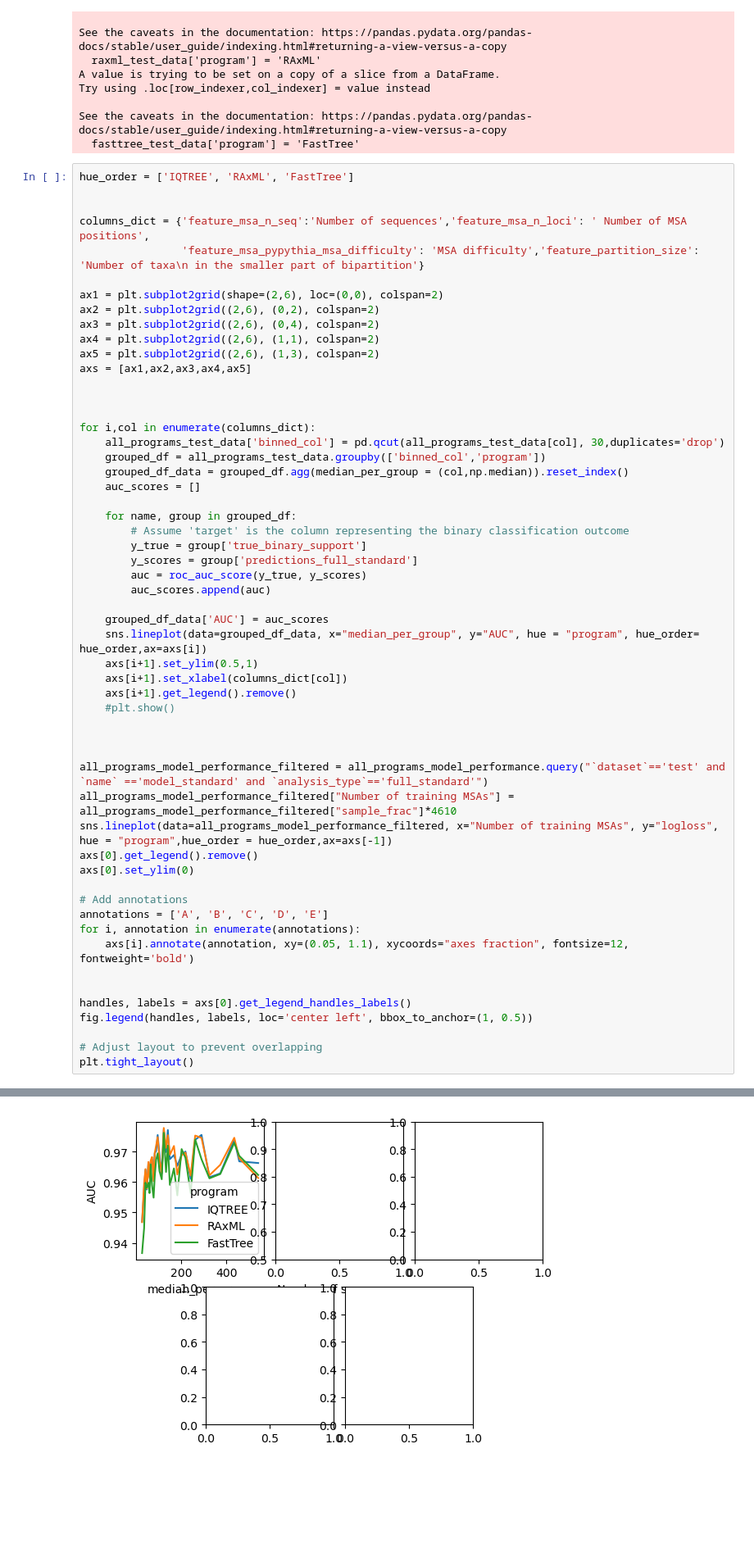
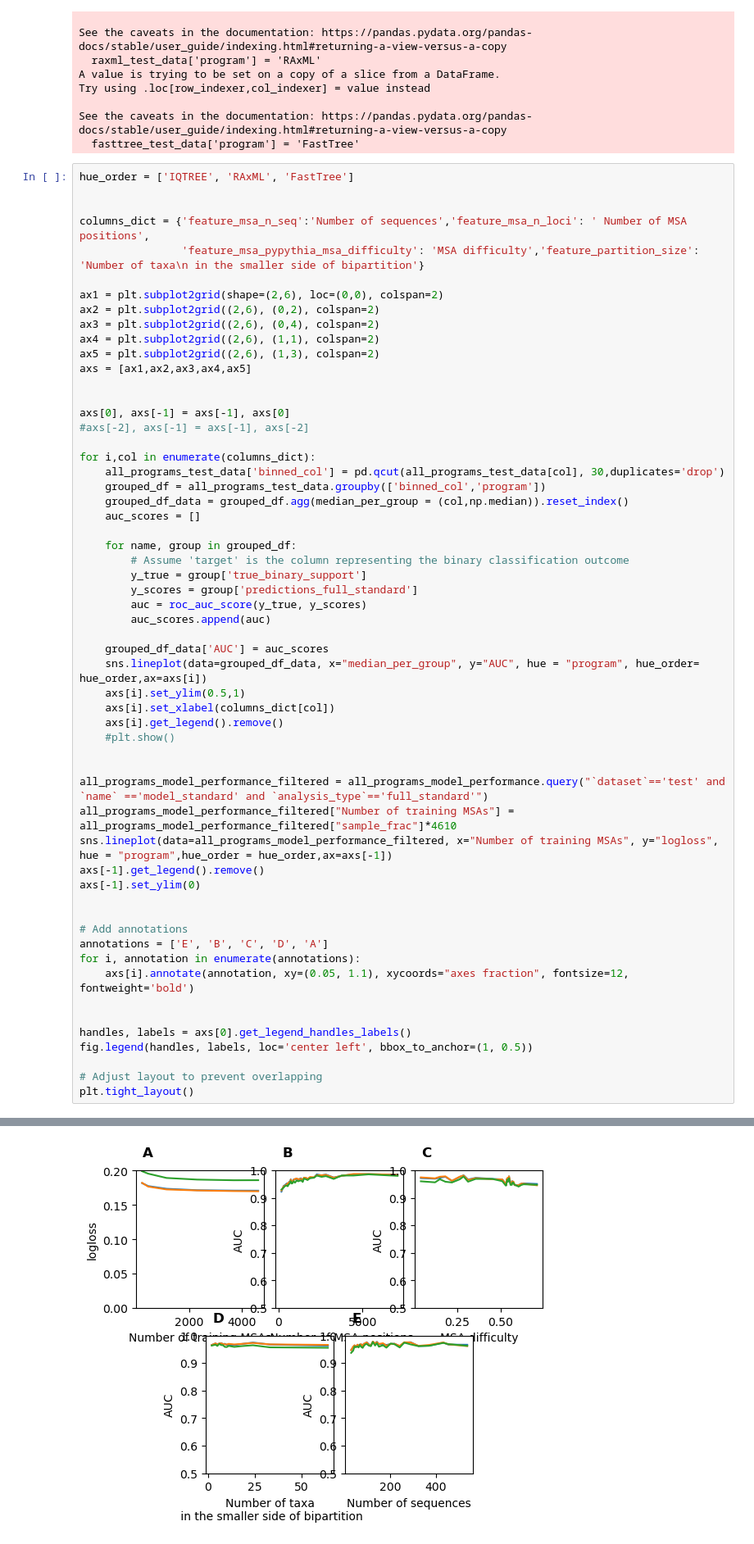
Before and after one commit to noaeker/bootstrap_repo, a Jupyter notebook: python notebooks/main paper analysis.ipynb, the cells around one changed output, grey strips where cells are left out. Shown at 82% size. Drawn from its saved outputs; the diff is of its cells as text; blank space fills up the shorter version.

```diff
--- a/python notebooks/main paper analysis.ipynb
+++ b/python notebooks/main paper analysis.ipynb
@@ -305,7 +305,7 @@ hue_order = ['IQTREE', 'RAxML', 'FastTree']
 
 
 columns_dict = {'feature_msa_n_seq':'Number of sequences','feature_msa_n_loci': ' Number of MSA positions',
-                'feature_msa_pypythia_msa_difficulty': 'MSA difficulty','feature_partition_size': 'Number of taxa\n in the smaller part of bipartition'}
+                'feature_msa_pypythia_msa_difficulty': 'MSA difficulty','feature_partition_size': 'Number of taxa\n in the smaller side of bipartition'}
 
 ax1 = plt.subplot2grid(shape=(2,6), loc=(0,0), colspan=2)
 ax2 = plt.subplot2grid((2,6), (0,2), colspan=2)
@@ -315,6 +315,8 @@ ax5 = plt.subplot2grid((2,6), (1,3), colspan=2)
 axs = [ax1,ax2,ax3,ax4,ax5]
 
 
+axs[0], axs[-1] = axs[-1], axs[0]
+#axs[-2], axs[-1] = axs[-1], axs[-2]
 
 for i,col in enumerate(columns_dict):
     all_programs_test_data['binned_col'] = pd.qcut(all_programs_test_data[col], 30,duplicates='drop')
@@ -331,21 +333,21 @@ for i,col in enumerate(columns_dict):
 
     grouped_df_data['AUC'] = auc_scores
     sns.lineplot(data=grouped_df_data, x="median_per_group", y="AUC", hue = "program", hue_order= hue_order,ax=axs[i])
-    axs[i+1].set_ylim(0.5,1)
-    axs[i+1].set_xlabel(columns_dict[col])
-    axs[i+1].get_legend().remove()
+    axs[i].set_ylim(0.5,1)
+    axs[i].set_xlabel(columns_dict[col])
+    axs[i].get_legend().remove()
     #plt.show()
-
 
 
 all_programs_model_performance_filtered = all_programs_model_performance.query("`dataset`=='test' and `name` =='model_standard' and `analysis_type`=='full_standard'")
 all_programs_model_performance_filtered["Number of training MSAs"] = all_programs_model_performance_filtered["sample_frac"]*4610
 sns.lineplot(data=all_programs_model_performance_filtered, x="Number of training MSAs", y="logloss", hue = "program",hue_order = hue_order,ax=axs[-1])
-axs[0].get_legend().remove()
-axs[0].set_ylim(0)
+axs[-1].get_legend().remove()
+axs[-1].set_ylim(0)
+
 
 # Add annotations
-annotations = ['A', 'B', 'C', 'D', 'E']
+annotations = ['E', 'B', 'C', 'D', 'A']
 for i, annotation in enumerate(annotations):
     axs[i].annotate(annotation, xy=(0.05, 1.1), xycoords="axes fraction", fontsize=12, fontweight='bold')
 
@@ -360 +367 @@ AttributeError: 'NoneType' object has no attribute 'remove'
-[figure, old version]
+[figure, new version]
```
Also changed, not shown: parts of 14 cells of this notebook, 4 other files.
